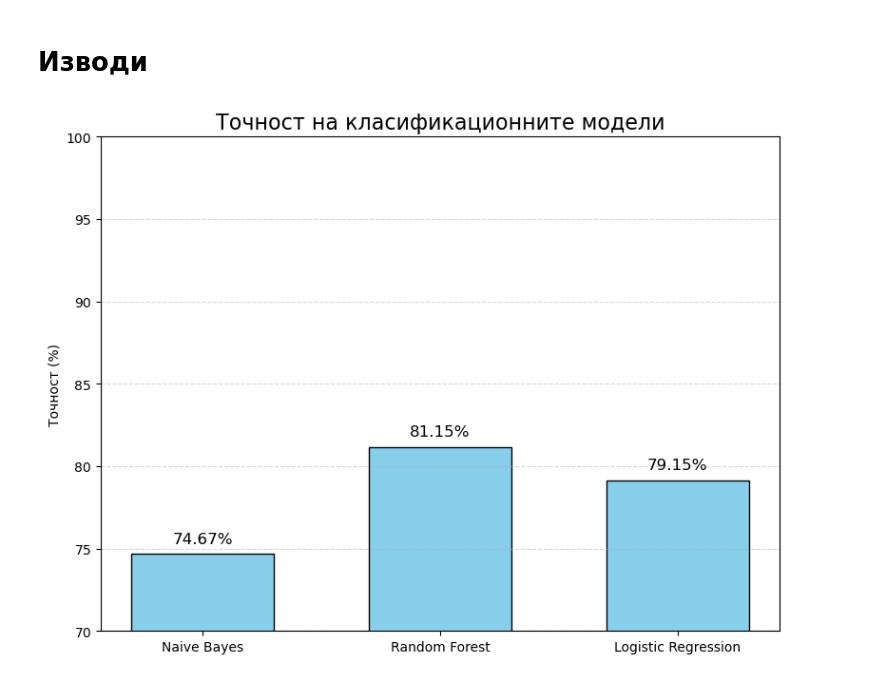
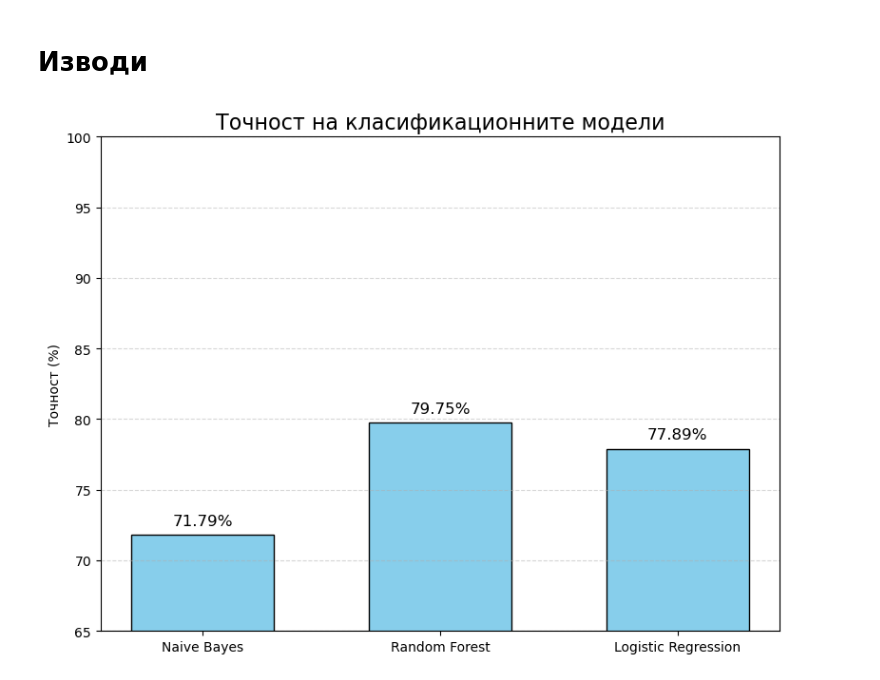
Before and after one commit to savina01/human-generated-and-artificial-intelligence-generated-text-notebook, a Jupyter notebook: 9.07.25.ipynb, the cells around one changed output. Cells and saved outputs as stored; diff of their text form; code cells hidden in the pictures.

```diff
--- a/9.07.25.ipynb
+++ b/9.07.25.ipynb
@@ -460,19 +587,18 @@ AI генерирани текстове (label = 1): 47007 (89.33%)
 # %%
 # Премахваме данни от 1-AI, за да стане балансиран дататсета
 train_data = duplicate_data[duplicate_data['split'] == 'train']
-test_data = duplicate_data[duplicate_data['split'] == 'test']
+test_data  = duplicate_data[duplicate_data['split'] == 'test']
 
 X_train = train_data['text']
 y_train = train_data['label']
 
-# Преобразуваме текстовете с TF-IDF само с английски стоп думи, защото не искаме да прихващаме думи като the, on, a, in ...
-vectorizer = TfidfVectorizer(stop_words='english')
-X_train_vec = vectorizer.fit_transform(X_train)
-
 # Прилагаме undersampling, за да балансираме label=0 и label=1
 rus = RandomUnderSampler(random_state=42)
-X_train_bal, y_train_bal = rus.fit_resample(X_train_vec, y_train)
+indices = X_train.index.values.reshape(-1, 1)       # преобразуваме индекси в 2D масив
+idx_res, y_train_bal = rus.fit_resample(indices, y_train)
 
 # Създаваме нов DataFrame с оригиналните текстове (по индекси на undersampled)
-balanced_indices = rus.sample_indices_
-df_balanced = train_data.iloc[balanced_indices].reset_index(drop=True)
+balanced_indices = idx_res.flatten()
+df_balanced = train_data.loc[balanced_indices].reset_index(drop=True)
+
+# df_balanced съдържа оригиналните текстове и етикети, вече балансирани
@@ -522,3 +666,0 @@ df_balanced
-# %%
-# Преобразуваме language по зададени стойности: en → 1, ru → 2, es → 3
-df_balanced['language'] = df_balanced['language'].map({'en': 1, 'ru': 2, 'es': 3})
@@ -713,18 +920,17 @@ plt.show()
 # %% [markdown]
 # Random Forest
 # %%
-X_train = train_df['text']
-y_train = train_df['label']
-X_test = test_df['text']
-y_test = test_df['label']
+X_train, y_train = train_df['text'], train_df['label']
+X_test, y_test = test_df ['text'],  test_df ['label']
 
-pipeline = Pipeline([
-    ('tfidf', TfidfVectorizer(stop_words='english')),
-    ('rf', RandomForestClassifier(n_estimators=500, random_state=42))
-])
+tfidf = TfidfVectorizer(stop_words='english')
+X_train_vec  = tfidf.fit_transform(X_train)
+X_test_vec = tfidf.transform(X_test)
 
-pipeline.fit(X_train, y_train)
-y_pred = pipeline.predict(X_test)
+rf = RandomForestClassifier(n_estimators=500, random_state=42, class_weight='balanced')
+rf.fit(X_train_vec, y_train)
+
+y_pred = rf.predict(X_test_vec)
 cm = confusion_matrix(y_test, y_pred)
 tn_rf, fp_rf, fn_rf, tp_rf = cm.ravel()
 accuracy_rf = accuracy_score(y_test, y_pred)
@@ -735,9 +941,9 @@ print(f" True Negative rate :  {tn_rf} from {tn_rf + fp_rf}")
 print(f" False Positive rate :  {fp_rf} from {fp_rf + tn_rf}")
 print(f" False Negative rate :  {fn_rf} from {fn_rf + tp_rf}")
 
-print("\n Confusion Matrix:")
+print("\nConfusion Matrix:")
 print(cm)
 
-print("\n Classification Report:")
+print("\nClassification Report:")
 print(classification_report(y_test, y_pred, digits=3))
 # %% [output]
@@ -792,28 +1038,28 @@ Random Forest постига най-силни резултати досега.
 # %%
 models = ["Naive Bayes", "Random Forest", "Logistic Regression"]
 accuracies = [accuracy_nb, accuracy_rf, accuracy_lr]
 
 accuracies_percent = [acc * 100 for acc in accuracies]
 
 # Графика
 plt.figure(figsize=(8, 6))
 bars = plt.bar(models, accuracies_percent, color='skyblue', edgecolor='black', width=0.6)
 
 plt.title('Точност на класификационните модели', fontsize=16)
 plt.ylabel('Точност (%)')
-plt.ylim(70, 100)  # Минимална стойност 70%
+plt.ylim(65, 100)  # Минимална стойност 70%
 
 # Добавяне на стойности върху колоните
 for bar, acc in zip(bars, accuracies_percent):
     height = bar.get_height()
     plt.text(bar.get_x() + bar.get_width() / 2, height + 0.5, f'{acc:.2f}%',
              ha='center', va='bottom', fontsize=12, color='black')
 
 plt.grid(axis='y', linestyle='--', alpha=0.5)
 plt.tight_layout()
 plt.show()
 # %% [output]
-[figure, old version]
+[figure, new version]
 # %%
 tpr_rates = [tp_nb / (tp_nb + fn_nb),
              tp_rf / (tp_rf + fn_rf),
```
Also changed, not shown: parts of 34 cells of this notebook.
